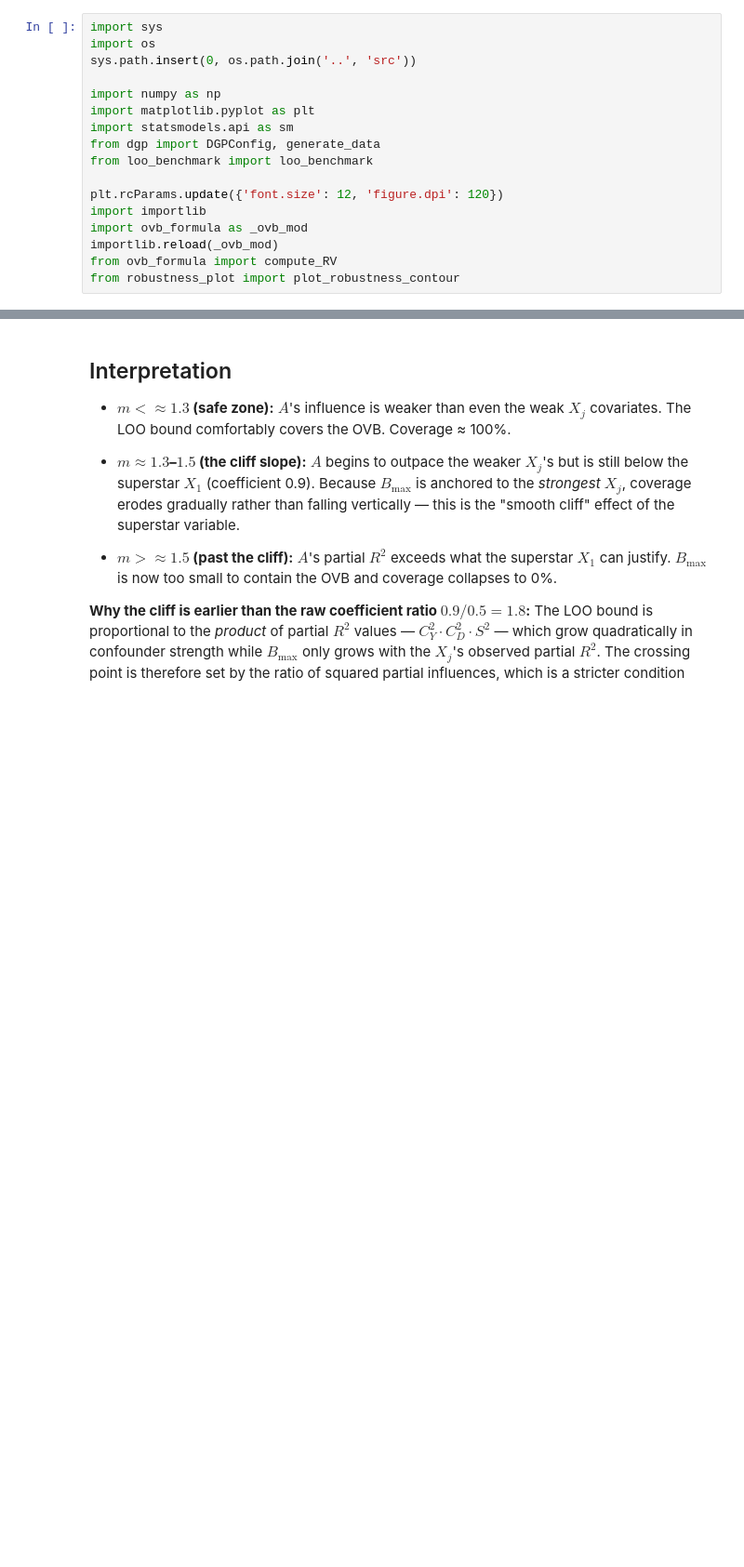
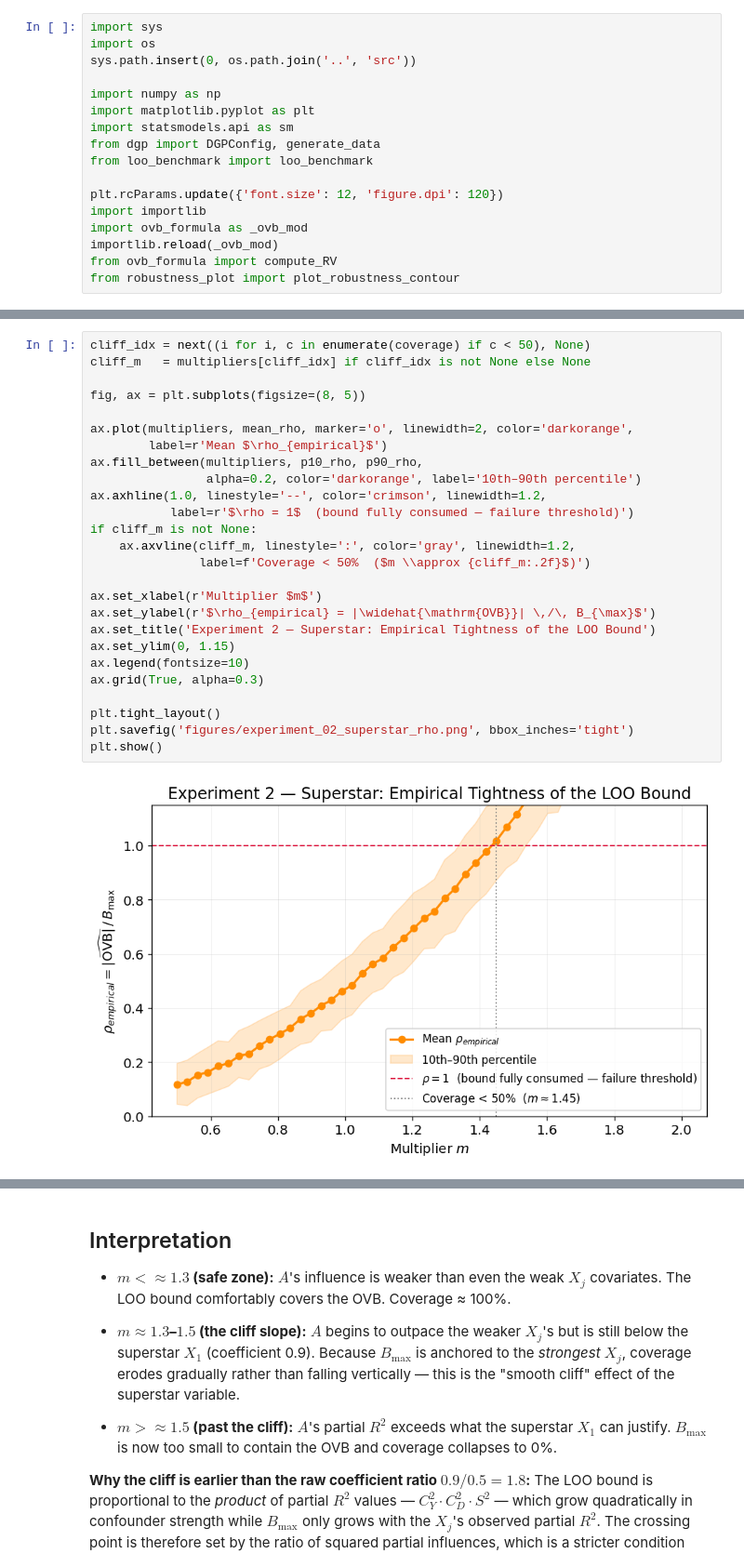
Before and after one commit to Endeville/Informal_Benchmarking, a Jupyter notebook: notebooks/experiment_02_superstar.ipynb, the cells around one changed output, grey strips where cells are left out. Shown at 93% size. Saved outputs shown, nothing was run; the diff lists cells and outputs as text; blank space fills up the shorter version.

Commit message:
Full experiments 1 and 2 with basic metrics

```diff
--- a/notebooks/experiment_02_superstar.ipynb
+++ b/notebooks/experiment_02_superstar.ipynb
@@ -178,0 +242,28 @@ plt.show()
+# %%
+cliff_idx = next((i for i, c in enumerate(coverage) if c < 50), None)
+cliff_m   = multipliers[cliff_idx] if cliff_idx is not None else None
+
+fig, ax = plt.subplots(figsize=(8, 5))
+
+ax.plot(multipliers, mean_rho, marker='o', linewidth=2, color='darkorange',
+        label=r'Mean $\rho_{empirical}$')
+ax.fill_between(multipliers, p10_rho, p90_rho,
+                alpha=0.2, color='darkorange', label='10th–90th percentile')
+ax.axhline(1.0, linestyle='--', color='crimson', linewidth=1.2,
+           label=r'$\rho = 1$  (bound fully consumed — failure threshold)')
+if cliff_m is not None:
+    ax.axvline(cliff_m, linestyle=':', color='gray', linewidth=1.2,
+               label=f'Coverage < 50%  ($m \\approx {cliff_m:.2f}$)')
+
+ax.set_xlabel(r'Multiplier $m$')
+ax.set_ylabel(r'$\rho_{empirical} = |\widehat{\mathrm{OVB}}| \,/\, B_{\max}$')
+ax.set_title('Experiment 2 — Superstar: Empirical Tightness of the LOO Bound')
+ax.set_ylim(0, 1.15)
+ax.legend(fontsize=10)
+ax.grid(True, alpha=0.3)
+
+plt.tight_layout()
+plt.savefig('figures/experiment_02_superstar_rho.png', bbox_inches='tight')
+plt.show()
+# %% [output]
+[figure, added]
```
Also changed, not shown: parts of 9 cells of this notebook, 3 other files.
